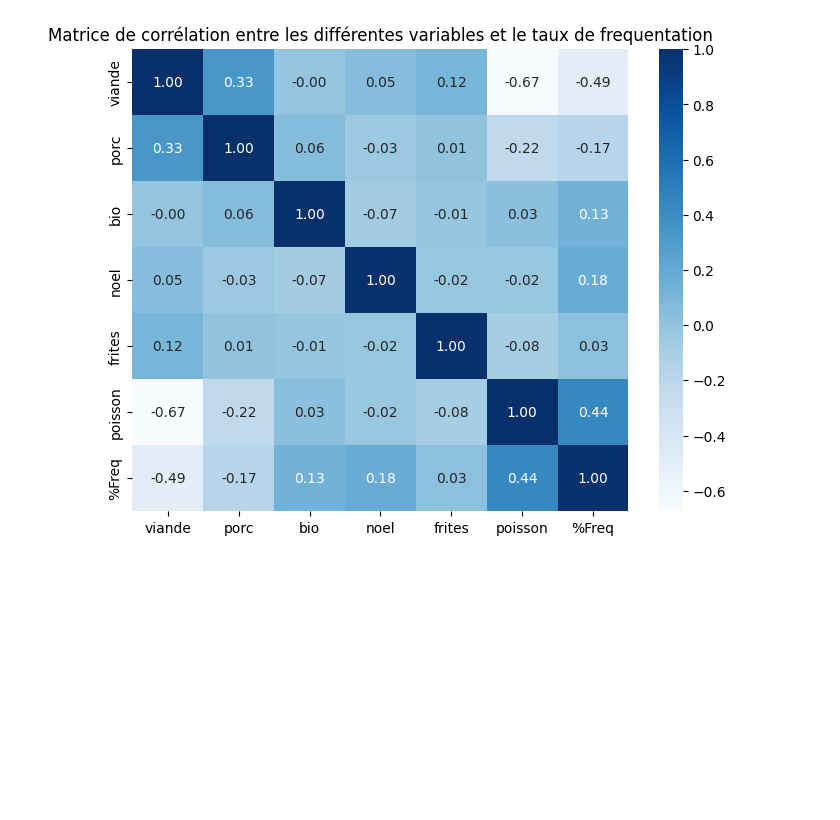
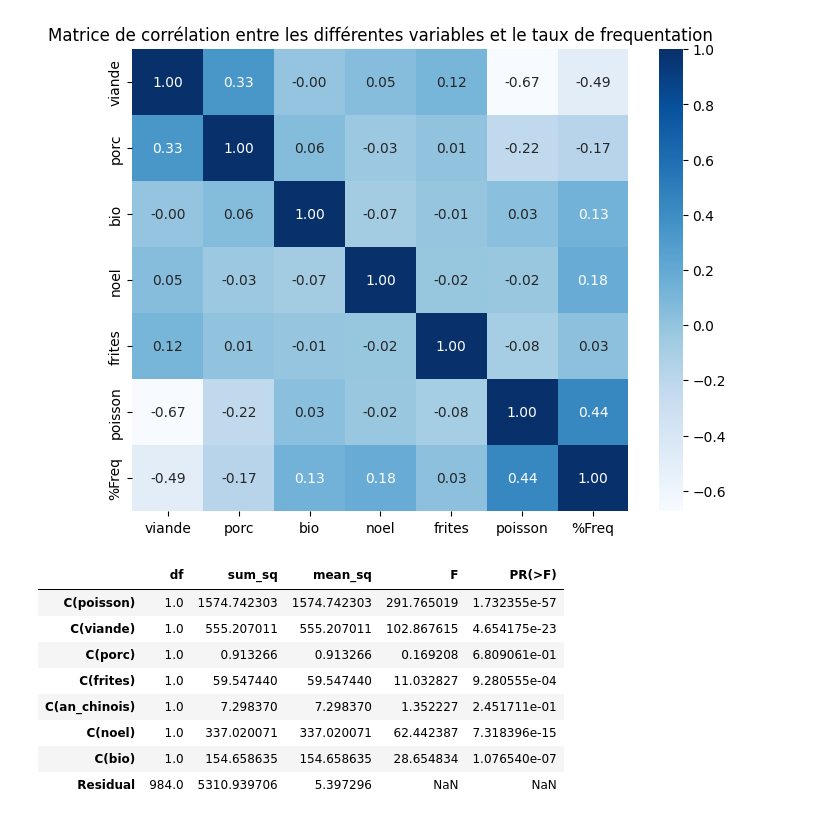
Before and after one commit to Atigou-bah/Projet-Data-Cantine, a Jupyter notebook: Projet sur la fréquentation des cantines scolaires.ipynb, the cells around one changed output. Saved outputs shown, nothing was run; the diff lists cells and outputs as text; code cells hidden in the pictures; blank space fills up the shorter version.

```diff
--- a/Projet sur la fréquentation des cantines scolaires.ipynb
+++ b/Projet sur la fréquentation des cantines scolaires.ipynb
@@ -672,3 +670,36 @@ plt.yticks(fontsize=10)
 plt.show()
 # %% [output]
 [figure]
+# %%
+df_final['poisson'] = df_final['poisson'].astype('category')
+df_final['viande'] = df_final['viande'].astype('category')
+df_final['porc'] = df_final['porc'].astype('category')
+df_final['frites'] = df_final['frites'].astype('category')
+df_final['an_chinois'] = df_final['an_chinois'].astype('category')
+df_final['noel'] = df_final['noel'].astype('category')
+df_final['bio'] = df_final['bio'].astype('category')
+# %%
+df_final.rename(columns={'%Freq': 'Percent_Freq'}, inplace=True)
+# %%
+import pandas as pd
+import statsmodels.api as sm
+from statsmodels.formula.api import ols
+
+
+
+model = ols('Percent_Freq ~ C(poisson) + C(viande) + C(porc) + C(frites) + C(an_chinois) + C(noel) + C(bio)', data=df_final).fit()
+
+
+anova_table = sm.stats.anova_lm(model)
+# %%
+anova_table
+# %% [output]
+|  | df | sum_sq | mean_sq | F | PR(>F) |
+| C(poisson) | 1.0 | 1574.742303 | 1574.742303 | 291.765019 | 1.732355e-57 |
+| C(viande) | 1.0 | 555.207011 | 555.207011 | 102.867615 | 4.654175e-23 |
+| C(porc) | 1.0 | 0.913266 | 0.913266 | 0.169208 | 6.809061e-01 |
+| C(frites) | 1.0 | 59.547440 | 59.547440 | 11.032827 | 9.280555e-04 |
+| C(an_chinois) | 1.0 | 7.298370 | 7.298370 | 1.352227 | 2.451711e-01 |
+| C(noel) | 1.0 | 337.020071 | 337.020071 | 62.442387 | 7.318396e-15 |
+| C(bio) | 1.0 | 154.658635 | 154.658635 | 28.654834 | 1.076540e-07 |
+| Residual | 984.0 | 5310.939706 | 5.397296 | NaN | NaN |
```
Also changed, not shown: parts of 4 cells of this notebook.
